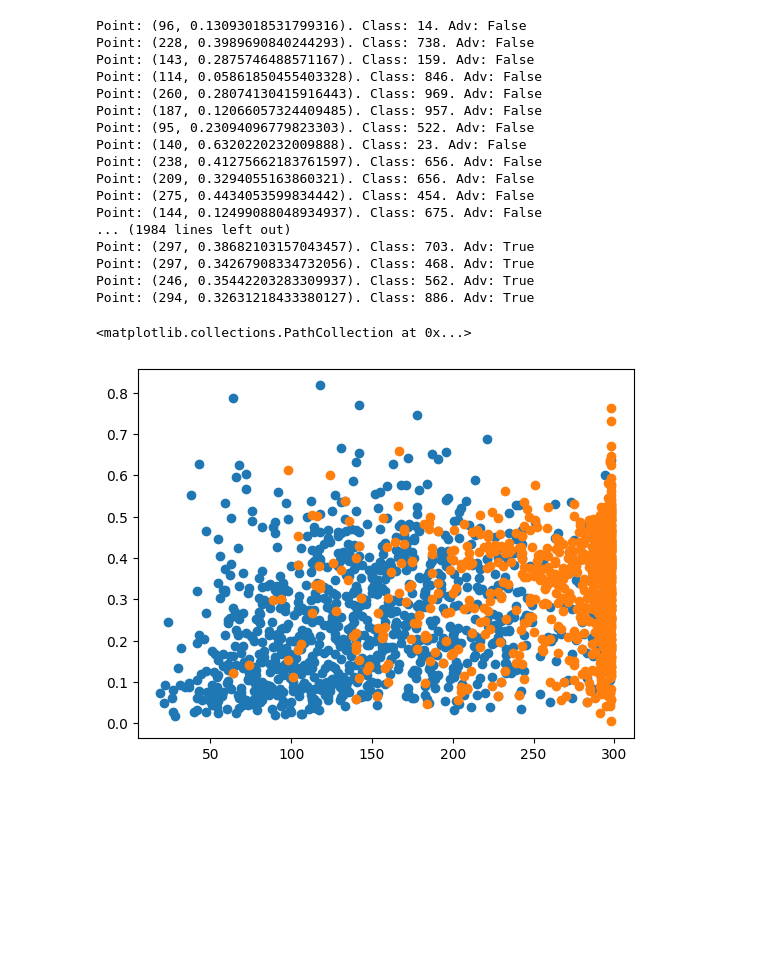
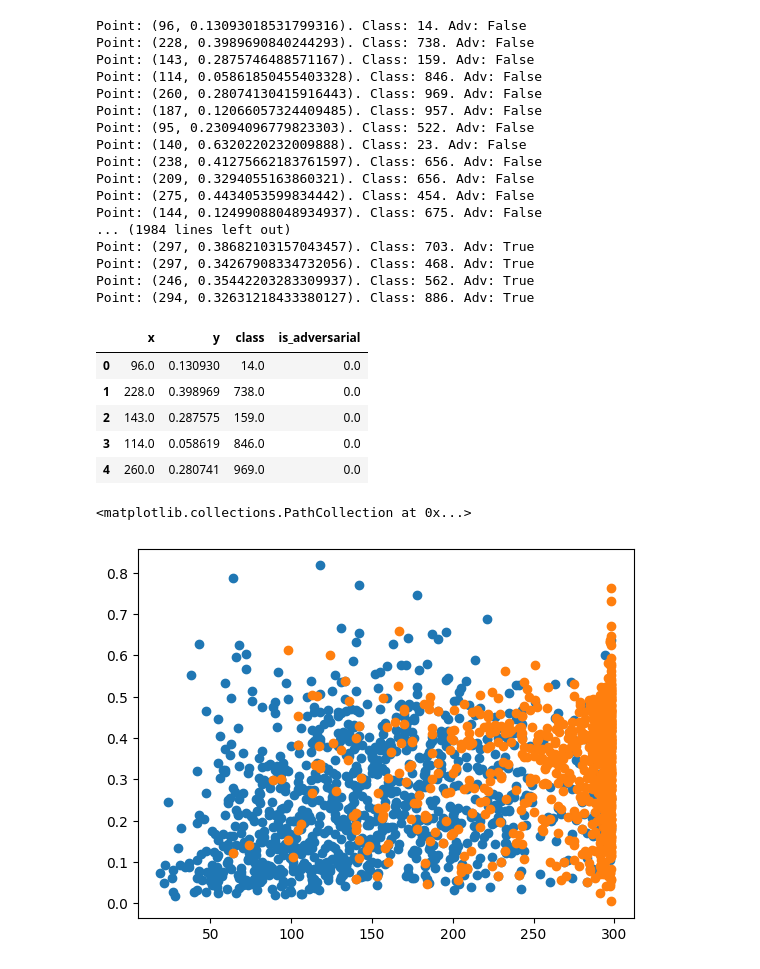
Before and after one commit to koendamme/AdversarialDefense, a Jupyter notebook: defense.ipynb, the cells around one changed output. Cells and saved outputs as stored; diff of their text form; code cells hidden in the pictures; blank space fills up the shorter version.

```diff
--- a/defense.ipynb
+++ b/defense.ipynb
@@ -89,12 +89,6 @@ Point: (297, 0.38682103157043457). Class: 703. Adv: True
 Point: (297, 0.34267908334732056). Class: 468. Adv: True
 Point: (246, 0.35442203283309937). Class: 562. Adv: True
 Point: (294, 0.32631218433380127). Class: 886. Adv: True
-# %%
-plt.scatter(kp_set[:1000, 0], kp_set[:1000, 1])
-plt.scatter(kp_set[1001:, 0], kp_set[1001:, 1])
-# %% [output]
-<matplotlib.collections.PathCollection at 0x...>
-[figure, removed]
 # %%
 df = pd.DataFrame(kp_set, columns=["x", "y", "class", "is_adversarial"])
 # %%
@@ -101,0 +98,16 @@ df.to_csv("kppoints.csv")
+# %%
+df = df.drop(['Unnamed: 0'], axis=1)
+df.head()
+# %% [output]
+|  | x | y | class | is_adversarial |
+| 0 | 96.0 | 0.130930 | 14.0 | 0.0 |
+| 1 | 228.0 | 0.398969 | 738.0 | 0.0 |
+| 2 | 143.0 | 0.287575 | 159.0 | 0.0 |
+| 3 | 114.0 | 0.058619 | 846.0 | 0.0 |
+| 4 | 260.0 | 0.280741 | 969.0 | 0.0 |
+# %%
+plt.scatter(df["x"][df["is_adversarial"] == 0], df["y"][df["is_adversarial"] == 0])
+plt.scatter(df["x"][df["is_adversarial"] == 1], df["y"][df["is_adversarial"] == 1])
+# %% [output]
+<matplotlib.collections.PathCollection at 0x...>
+[figure, added]
```
Also changed, not shown: parts of 9 cells of this notebook.
